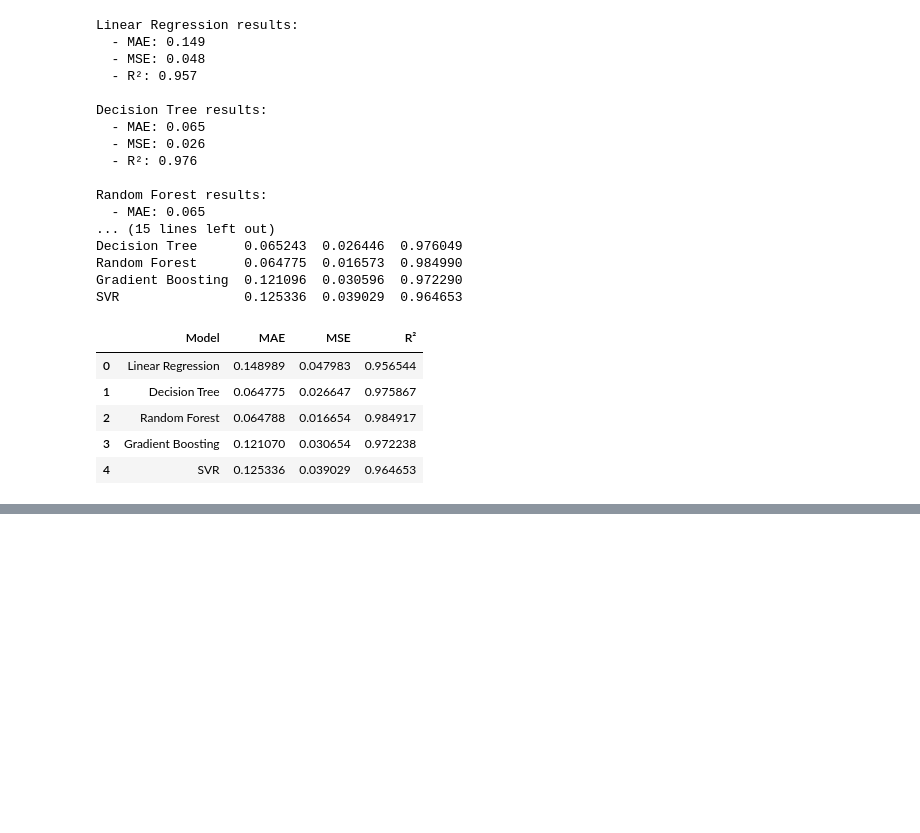
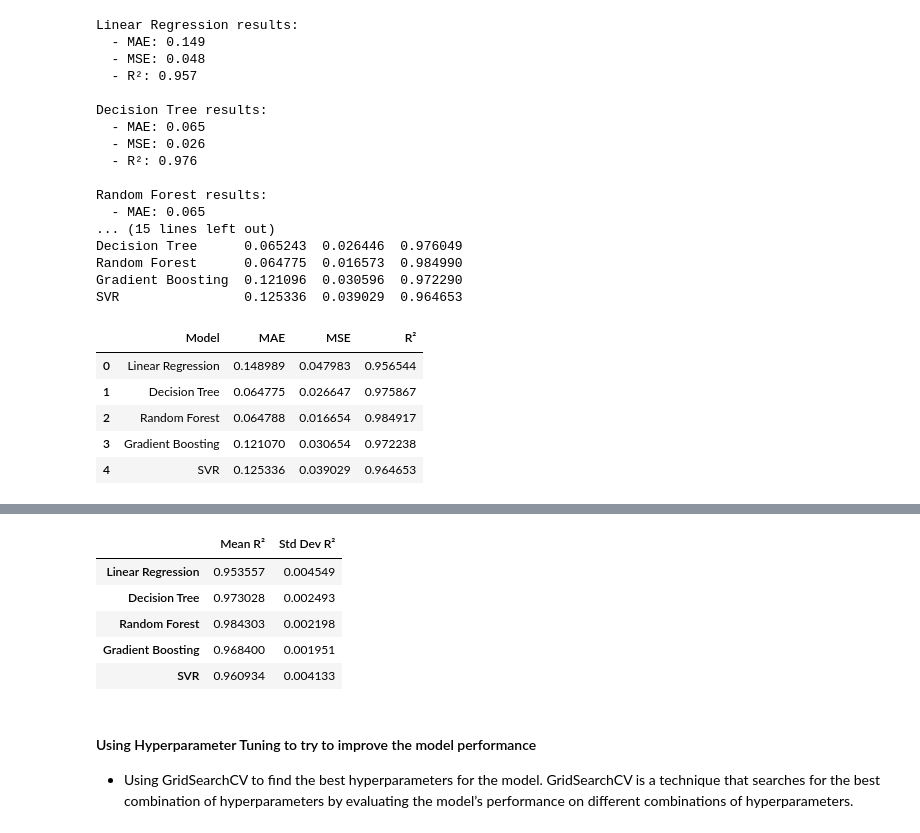
Before and after one commit to AlexRibeiro95/Environmental_factors_on_Public_health, a Jupyter notebook: notebooks/model_training(3).ipynb, the cells around one changed output, grey strips where cells are left out. Saved outputs shown, nothing was run; the diff lists cells and outputs as text; code cells hidden in the pictures; blank space fills up the shorter version.

```diff
--- a/notebooks/model_training(3).ipynb
+++ b/notebooks/model_training(3).ipynb
@@ -197,0 +202,14 @@ results_df
+# %%
+from sklearn.model_selection import cross_val_score
+import numpy as np
+
+# Define the model
+model = RandomForestRegressor()  # You can choose the model you prefer
+
+# Perform 5-fold cross-validation
+cv_scores = cross_val_score(model, X_train, y_train, cv=5, scoring='r2')
+
+# Output the cross-validation results
+print("Cross-Validation R² Scores: ", cv_scores)
+print("Mean R²: ", np.mean(cv_scores))
+print("Standard Deviation of R²: ", np.std(cv_scores))
@@ -197,0 +228,41 @@ results_df
+# %%
+# Lets check the remaining models
+
+# List of models to evaluate
+
+models = {
+    "Linear Regression": LinearRegression(),
+    "Decision Tree": DecisionTreeRegressor(),
+    "Random Forest": RandomForestRegressor(),
+    "Gradient Boosting": GradientBoostingRegressor(),
+    "SVR": SVR()
+}
+
+# Dictionary to store the cross-validation results
+cv_results = {}
+
+# Perform cross-validation for each model
+for model_name, model in models.items():
+    # Perform cross-validation with 5 folds
+    cv_scores = cross_val_score(model, X_train, y_train, cv=5, scoring='r2')
+
+    # Store the mean and standard deviation of R² scores
+    cv_results[model_name] = {
+        "Mean R²": cv_scores.mean(),
+        "Std Dev R²": cv_scores.std()
+    }
+
+# Convert the results to a DataFrame for easier comparison
+cv_results_df = pd.DataFrame(cv_results).T
+cv_results_df
+# %% [output]
+|  | Mean R² | Std Dev R² |
+| Linear Regression | 0.953557 | 0.004549 |
+| Decision Tree | 0.973028 | 0.002493 |
+| Random Forest | 0.984303 | 0.002198 |
+| Gradient Boosting | 0.968400 | 0.001951 |
+| SVR | 0.960934 | 0.004133 |
+# %% [markdown]
+#### Using Hyperparameter Tuning to try to improve the model performance
+
+- Using GridSearchCV to find the best hyperparameters for the model. GridSearchCV is a technique that searches for the best combination of hyperparameters by evaluating the model’s performance on different combinations of hyperparameters.
```
Also changed, not shown: parts of 16 cells of this notebook.
